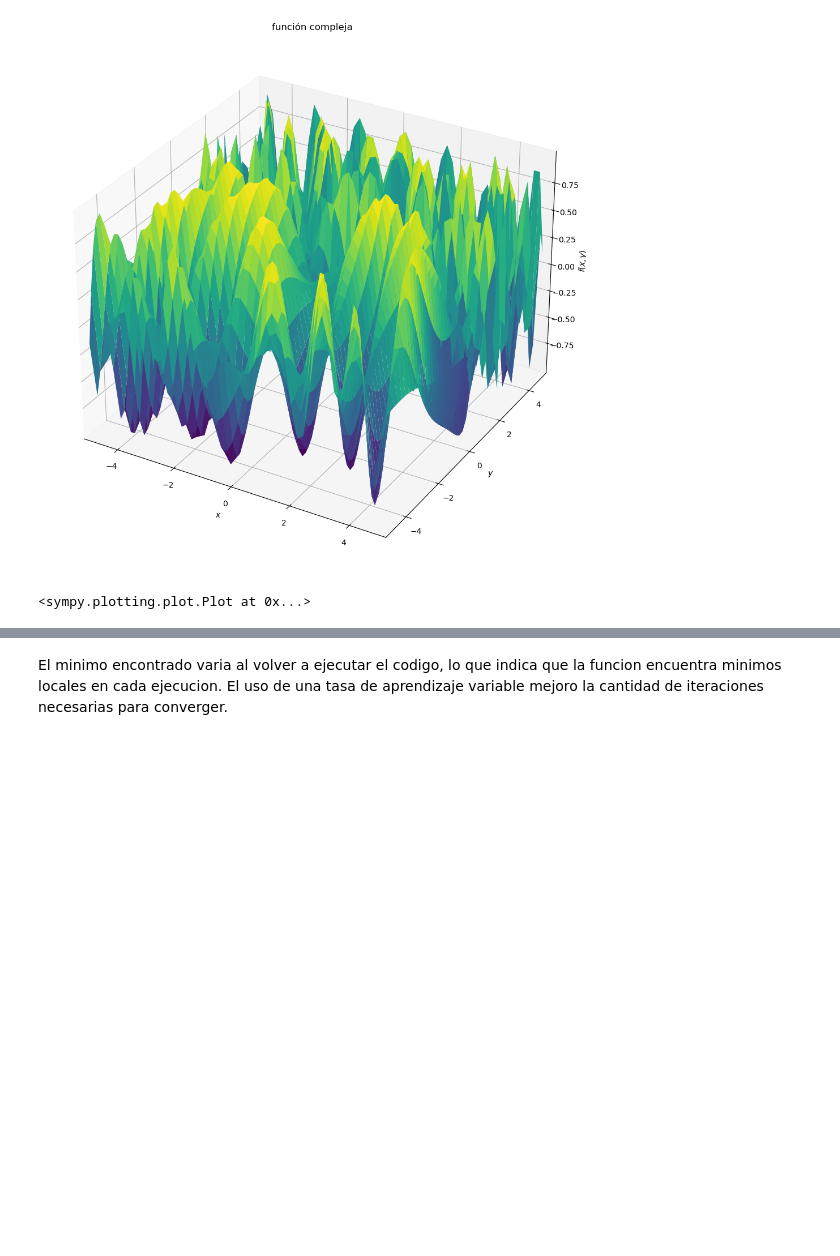
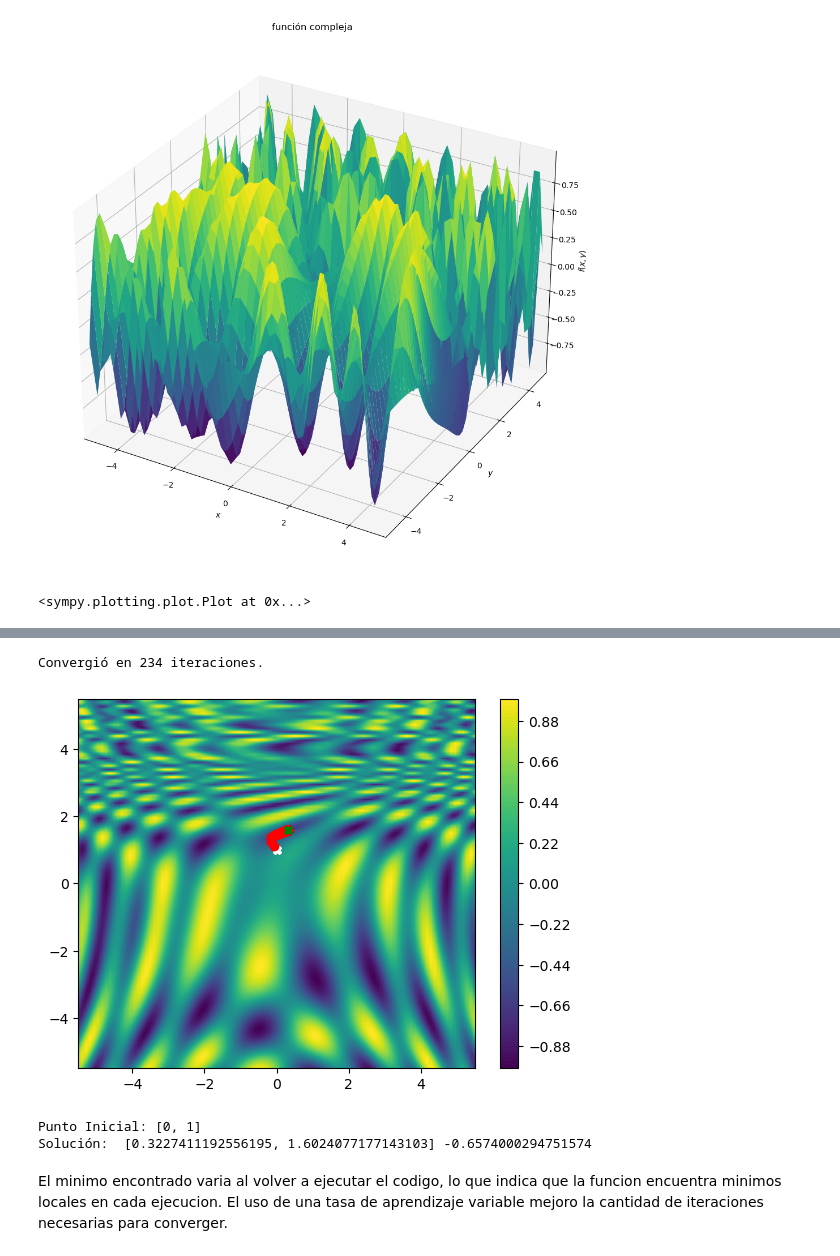
Before and after one commit to dmiglino/OptimizationAlgorithms, a Jupyter notebook: Algoritmos_R2.ipynb, the cells around one changed output, grey strips where cells are left out. Drawn from its saved outputs; the diff is of its cells as text; code cells hidden in the pictures; blank space fills up the shorter version.

```diff
--- a/Algoritmos_R2.ipynb
+++ b/Algoritmos_R2.ipynb
@@ -349,3 +403,75 @@ Solución:  [-2.02765081350455, 1.1718266838195082] -0.9999999999998768
+# %%
+import sympy
+import numpy as np
+import matplotlib.pyplot as plt
+import random
+
+# Definir símbolos y función en sympy
+x, y = sympy.symbols('x y', real=True)
+f_expr = sympy.sin(0.5*x**2 - 0.25*y**2 + 3) * sympy.cos(2*x + 1 - sympy.exp(y))
+dfx_expr = sympy.diff(f_expr, x)
+dfy_expr = sympy.diff(f_expr, y)
+
+# Convertir expresiones a funciones numéricas con lambdify
+f_num  = sympy.lambdify((x, y), f_expr, 'numpy')
+dfx_num = sympy.lambdify((x, y), dfx_expr, 'numpy')
+dfy_num = sympy.lambdify((x, y), dfy_expr, 'numpy')
+
+# Wrappers que reciben un vector [x, y]
+def f(pt):
+    return f_num(pt[0], pt[1])
+
+def grad_f(pt):
+    return [dfx_num(pt[0], pt[1]), dfy_num(pt[0], pt[1])]
+
+# Preparar datos para graficar el mapa de niveles de Z
+resolucion = 100
+rango = 5.5
+X = np.linspace(-rango, rango, resolucion)
+Y = np.linspace(-rango, rango, resolucion)
+Z = np.zeros((resolucion, resolucion))
+for ix, xv in enumerate(X):
+    for iy, yv in enumerate(Y):
+        Z[iy, ix] = f([xv, yv])
+
+plt.contourf(X, Y, Z, resolucion)
+plt.colorbar()
+
+# Punto inicial fijo en 0,1
+P = [0,1]
+punto_inicial = P.copy()
+plt.plot(P[0], P[1], "X", c="white")
+
+TA_inicial = 0.1  # Tasa de aprendizaje reducida
+decay = 0.001  # factor de decaimiento
+
+# Descenso de gradiente con criterio de parada simple
+max_iter = 2000
+tol = 1e-6  # tolerancia para el gradiente
+for i in range(max_iter):
+    grad = grad_f(P)
+    norm_grad = np.linalg.norm(grad)
+    if norm_grad < tol:
+        print(f"Convergió en {i} iteraciones.")
+        break
+
+    # Quiero la tasa de aprendizaje dinamica, por eso la vuelvo a calcular
+    TA = TA_inicial / (1 + decay * i*2)
+
+    # Actualización del punto
+    P[0] -= TA * grad[0]
+    P[1] -= TA * grad[1]
+    plt.plot(P[0], P[1], "o", c="red")
+
+plt.plot(P[0], P[1], "X", c="green")
+plt.show()
+print("Punto Inicial:", punto_inicial)
+print("Solución: ", P, f(P))
+# %% [output]
+Convergió en 234 iteraciones.
+[figure, added]
+Punto Inicial: [0, 1]
+Solución:  [0.3227411192556195, 1.6024077177143103] -0.6574000294751574
 # %% [markdown]
 El minimo encontrado varia al volver a ejecutar el codigo, lo que indica que la funcion encuentra minimos locales en cada ejecucion.
 El uso de una tasa de aprendizaje variable mejoro la cantidad de iteraciones necesarias para converger.
```
Also changed, not shown: parts of 3 cells of this notebook.
